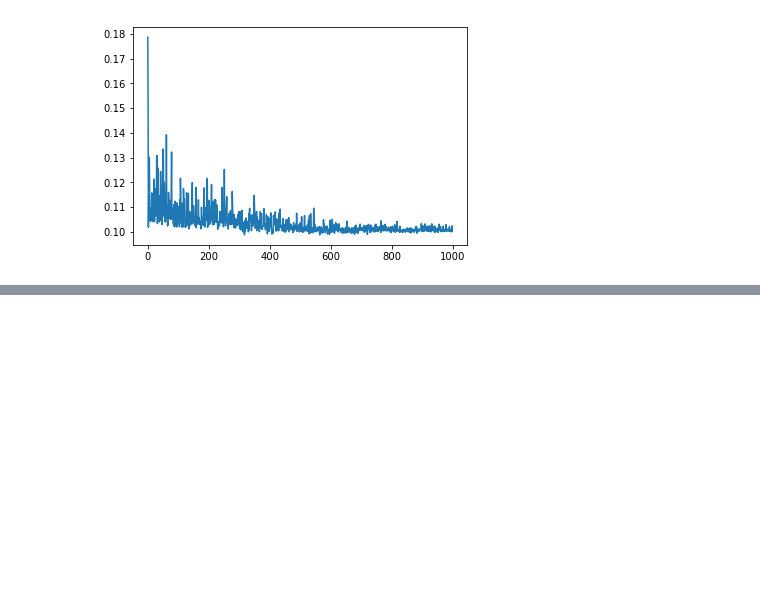
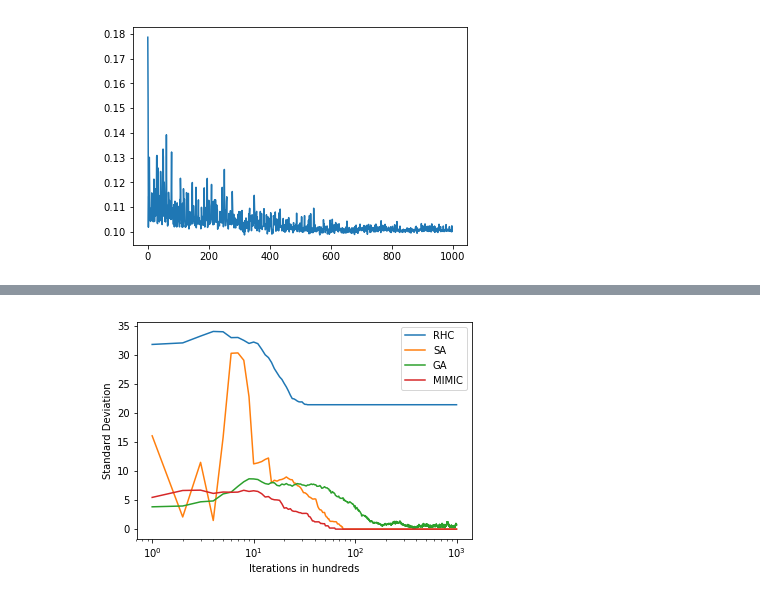
Before and after one commit to Quintus-Zhang/Randomized-Optimization, a Jupyter notebook: graphs.ipynb, the cells around one changed output, grey strips where cells are left out. Cells and saved outputs as stored; diff of their text form; code cells hidden in the pictures; blank space fills up the shorter version.

```diff
--- a/graphs.ipynb
+++ b/graphs.ipynb
@@ -39,0 +117,13 @@ print(f"{time.time()-start} seconds")
+# %%
+plt.figure()
+plt.xlabel("Iterations in hundreds")
+plt.ylabel("Standard Deviation")
+
+plt.semilogx(fit_rhc_std, label='RHC')
+plt.semilogx(fit_sa_std, label='SA')
+plt.semilogx(fit_ga_std, label='GA')
+plt.semilogx(fit_mimic_std, label='MIMIC')
+plt.legend()
+plt.show()
+# %% [output]
+[figure, added]
```
Also changed, not shown: parts of 44 cells of this notebook, 6 other files.
